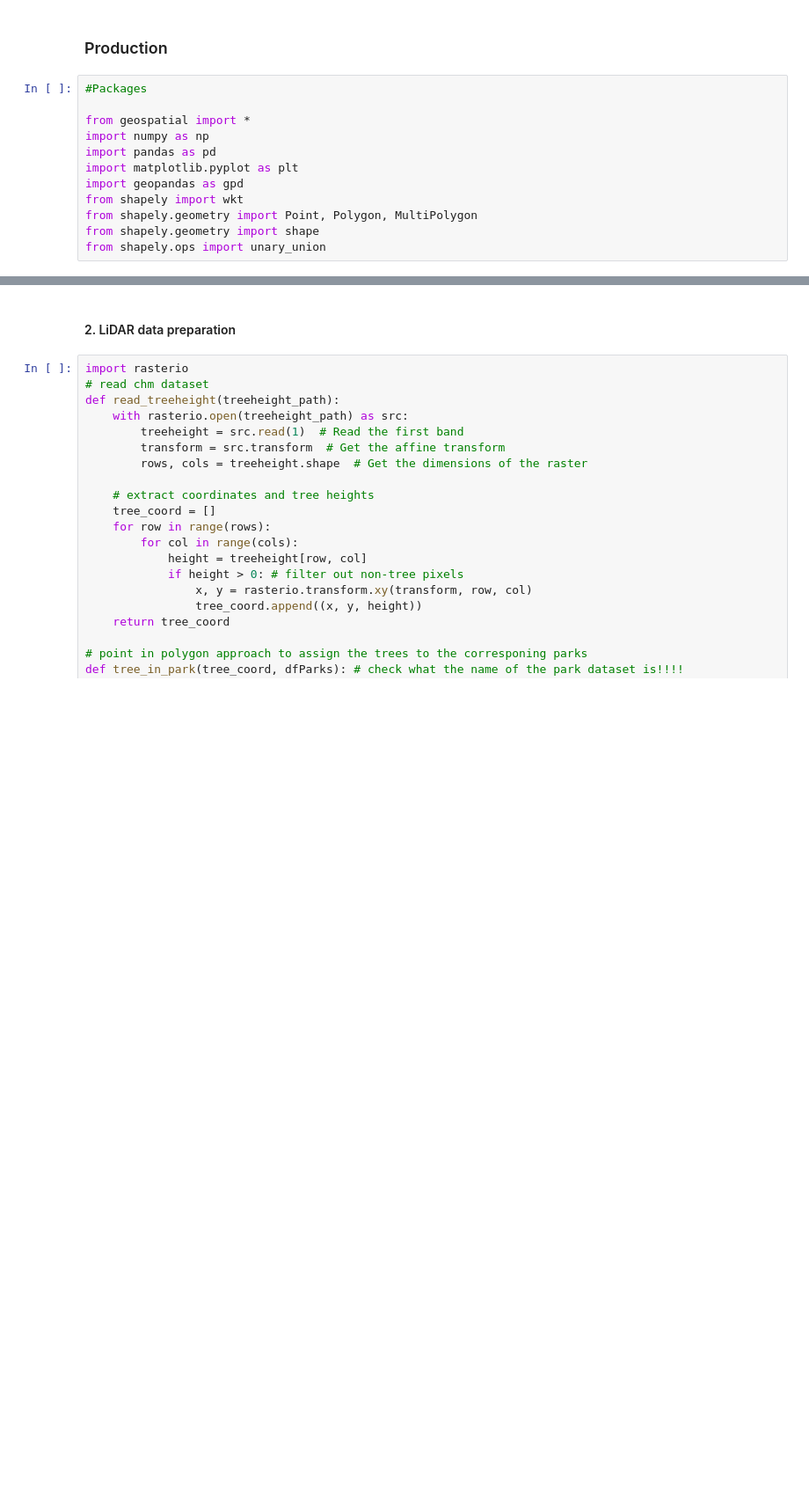
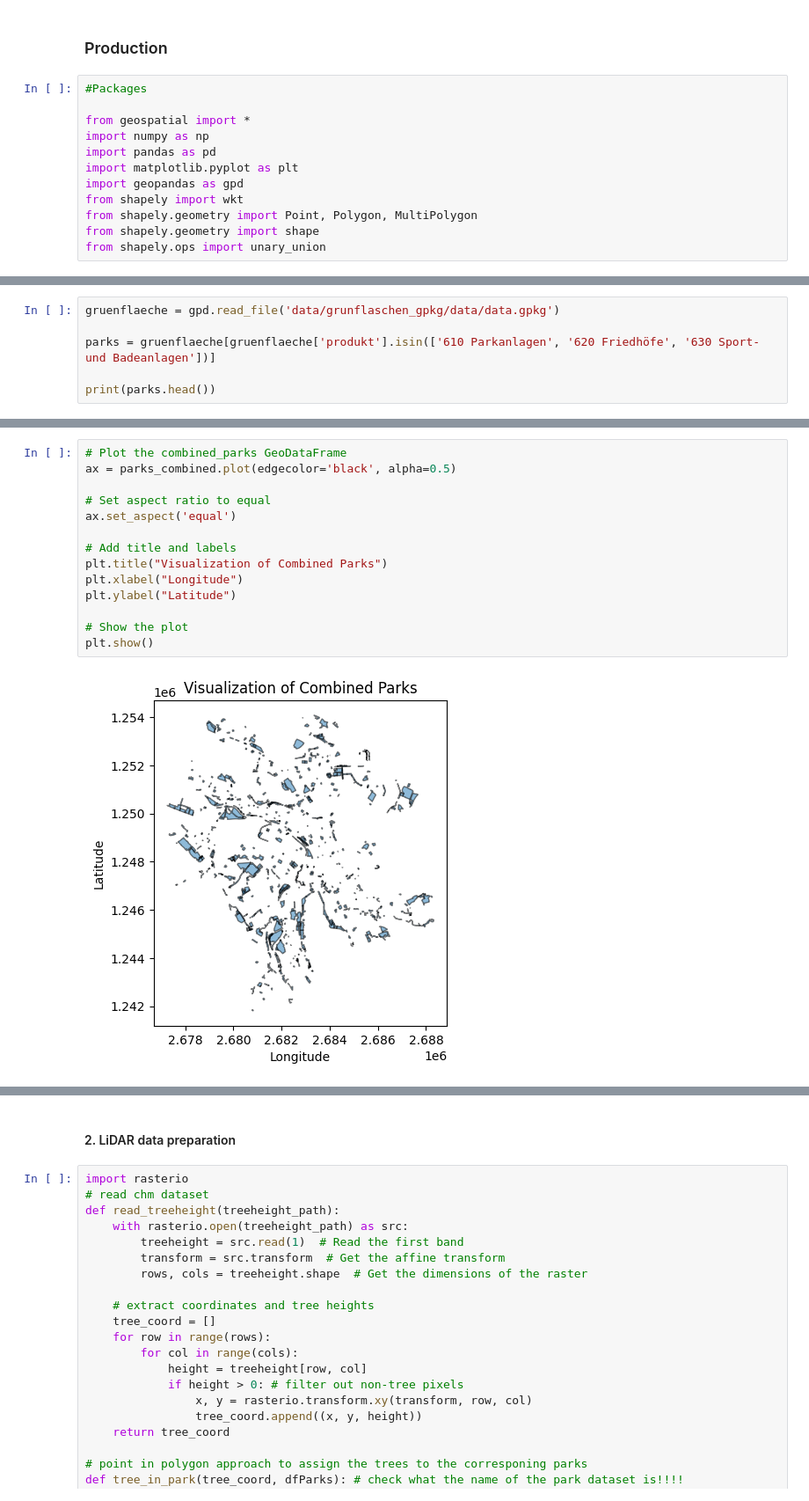
Before and after one commit to dtakov2/geo877, a Jupyter notebook: GEO-877-Main.ipynb, the cells around one changed output, grey strips where cells are left out. Shown: that part at 88% size. Saved outputs shown, nothing was run; the diff lists cells and outputs as text; blank space fills up the shorter version.

```diff
--- a/GEO-877-Main.ipynb
+++ b/GEO-877-Main.ipynb
@@ -491,0 +254,6 @@ print(dfChaussierung['pflegeeinheit'].unique())
+# %%
+gruenflaeche = gpd.read_file('data/grunflaschen_gpkg/data/data.gpkg')
+
+parks = gruenflaeche[gruenflaeche['produkt'].isin(['610 Parkanlagen', '620 Friedhöfe', '630 Sport- und Badeanlagen'])]
+
+print(parks.head())
@@ -491,0 +337,16 @@ print(dfChaussierung['pflegeeinheit'].unique())
+# %%
+# Plot the combined_parks GeoDataFrame
+ax = parks_combined.plot(edgecolor='black', alpha=0.5)
+
+# Set aspect ratio to equal
+ax.set_aspect('equal')
+
+# Add title and labels
+plt.title("Visualization of Combined Parks")
+plt.xlabel("Longitude")
+plt.ylabel("Latitude")
+
+# Show the plot
+plt.show()
+# %% [output]
+[figure, added]
```
Also changed, not shown: parts of 14 cells of this notebook.
